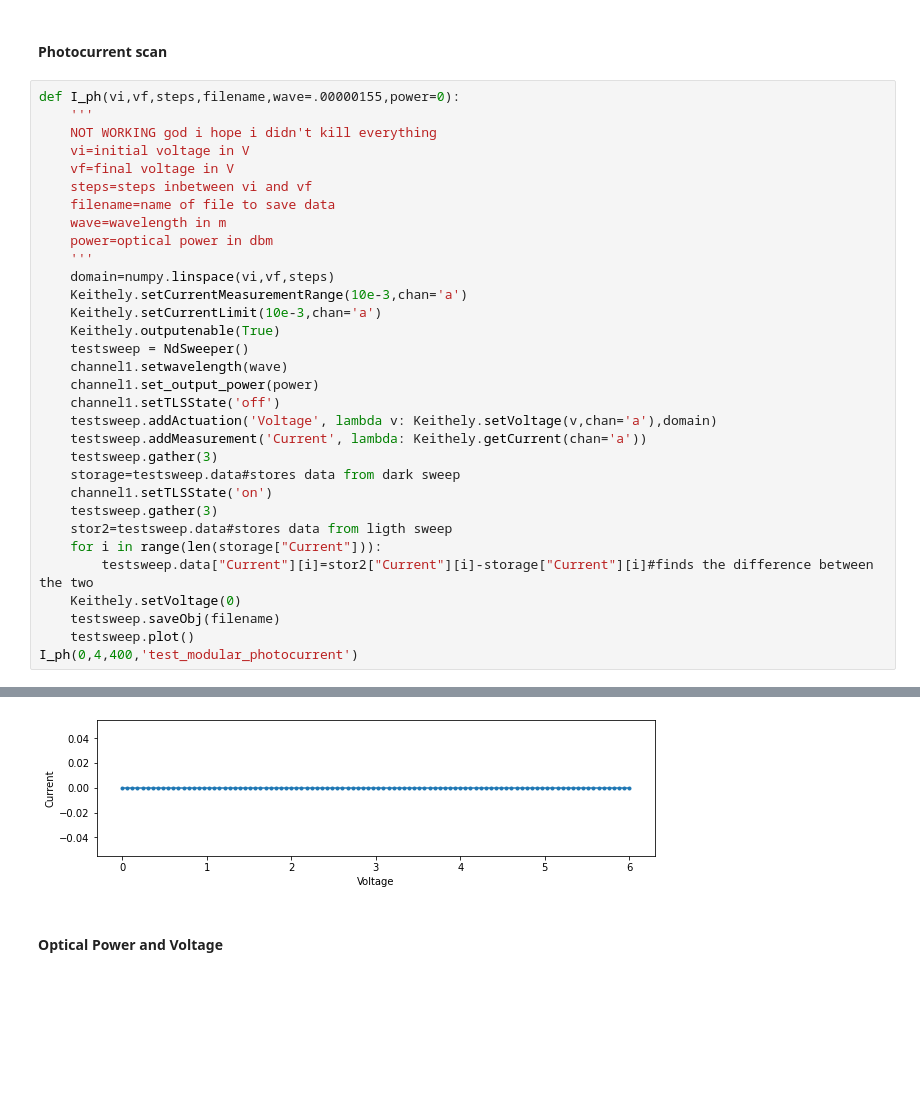
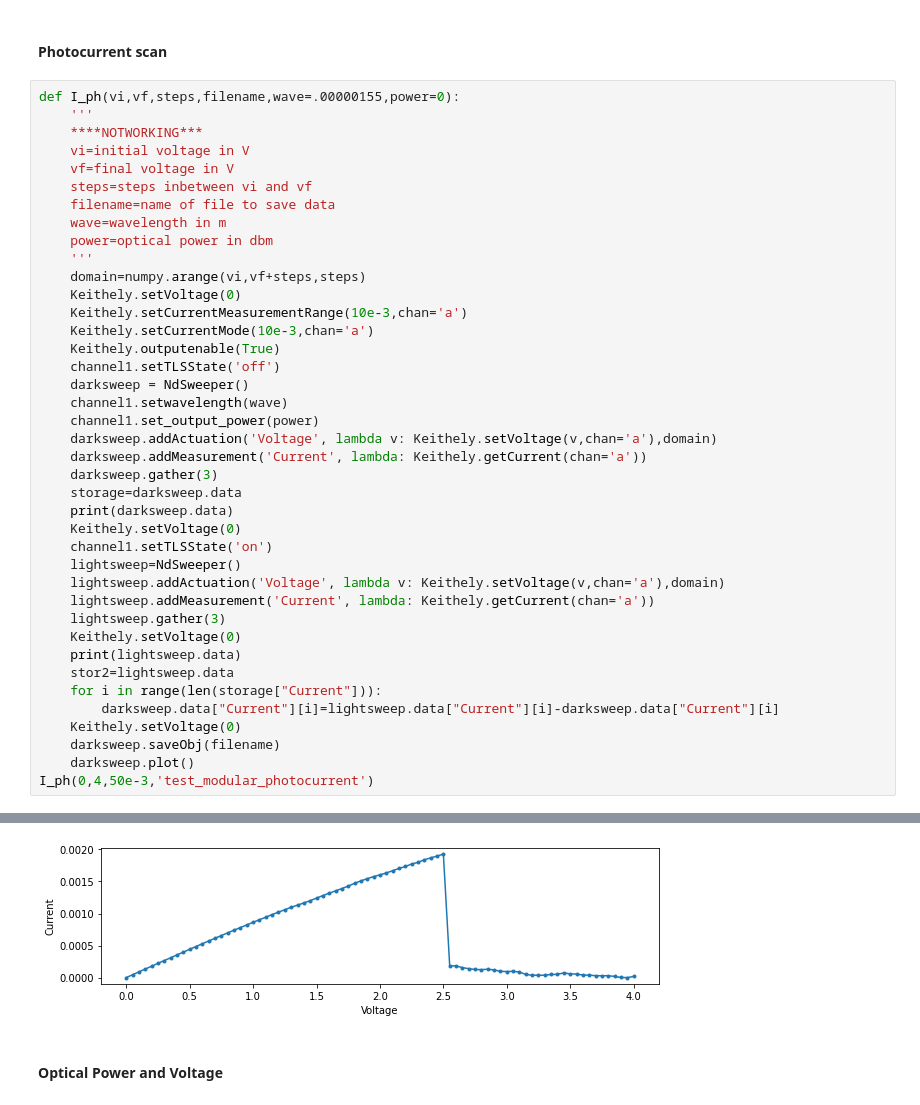
Before and after one commit to ColinParkyn/UBC_Lukas_Code, a Jupyter notebook: ColinP_Lightlab_Functions.ipynb, the cells around one changed output, grey strips where cells are left out. Cells and saved outputs as stored; diff of their text form; blank space fills up the shorter version.

```diff
--- a/ColinP_Lightlab_Functions.ipynb
+++ b/ColinP_Lightlab_Functions.ipynb
@@ -125,7 +130,7 @@ Saving to file: C:\Users\Admin\data\test_light_modular.pkl.gz
 # %%
 def I_ph(vi,vf,steps,filename,wave=.00000155,power=0):
     '''
-    NOT WORKING god i hope i didn't kill everything
+    ****NOTWORKING***
     vi=initial voltage in V
     vf=final voltage in V
     steps=steps inbetween vi and vf
@@ -133,25 +138,33 @@ def I_ph(vi,vf,steps,filename,wave=.00000155,power=0):
     wave=wavelength in m
     power=optical power in dbm
     '''
-    domain=numpy.linspace(vi,vf,steps)
+    domain=numpy.arange(vi,vf+steps,steps)
+    Keithely.setVoltage(0)
     Keithely.setCurrentMeasurementRange(10e-3,chan='a')
-    Keithely.setCurrentLimit(10e-3,chan='a')
+    Keithely.setCurrentMode(10e-3,chan='a')
     Keithely.outputenable(True)
-    testsweep = NdSweeper()
+    channel1.setTLSState('off')
+    darksweep = NdSweeper()
     channel1.setwavelength(wave)
     channel1.set_output_power(power)
-    channel1.setTLSState('off')
-    testsweep.addActuation('Voltage', lambda v: Keithely.setVoltage(v,chan='a'),domain)
-    testsweep.addMeasurement('Current', lambda: Keithely.getCurrent(chan='a'))
-    testsweep.gather(3)
-    storage=testsweep.data#stores data from dark sweep
+    darksweep.addActuation('Voltage', lambda v: Keithely.setVoltage(v,chan='a'),domain)
+    darksweep.addMeasurement('Current', lambda: Keithely.getCurrent(chan='a'))
+    darksweep.gather(3)
+    storage=darksweep.data
+    print(darksweep.data)
+    Keithely.setVoltage(0)
     channel1.setTLSState('on')
-    testsweep.gather(3)
-    stor2=testsweep.data#stores data from ligth sweep
+    lightsweep=NdSweeper()
+    lightsweep.addActuation('Voltage', lambda v: Keithely.setVoltage(v,chan='a'),domain)
+    lightsweep.addMeasurement('Current', lambda: Keithely.getCurrent(chan='a'))
+    lightsweep.gather(3)
+    Keithely.setVoltage(0)
+    print(lightsweep.data)
+    stor2=lightsweep.data
     for i in range(len(storage["Current"])):
-        testsweep.data["Current"][i]=stor2["Current"][i]-storage["Current"][i]#finds the difference between the two
+        darksweep.data["Current"][i]=lightsweep.data["Current"][i]-darksweep.data["Current"][i]
     Keithely.setVoltage(0)
-    testsweep.saveObj(filename)
-    testsweep.plot()
-I_ph(0,4,400,'test_modular_photocurrent')
+    darksweep.saveObj(filename)
+    darksweep.plot()
+I_ph(0,4,50e-3,'test_modular_photocurrent')
 # %% [output]
@@ -174,5 +187,5 @@ Sweep completed!
 Saving to file: C:\Users\Admin\data\test_modular_photocurrent.pkl.gz
-[figure, old version]
+[figure, new version]
 # %% [markdown]
 #### Optical Power and Voltage
 # %%
```
Also changed, not shown: parts of 7 cells of this notebook, 2 other files.
